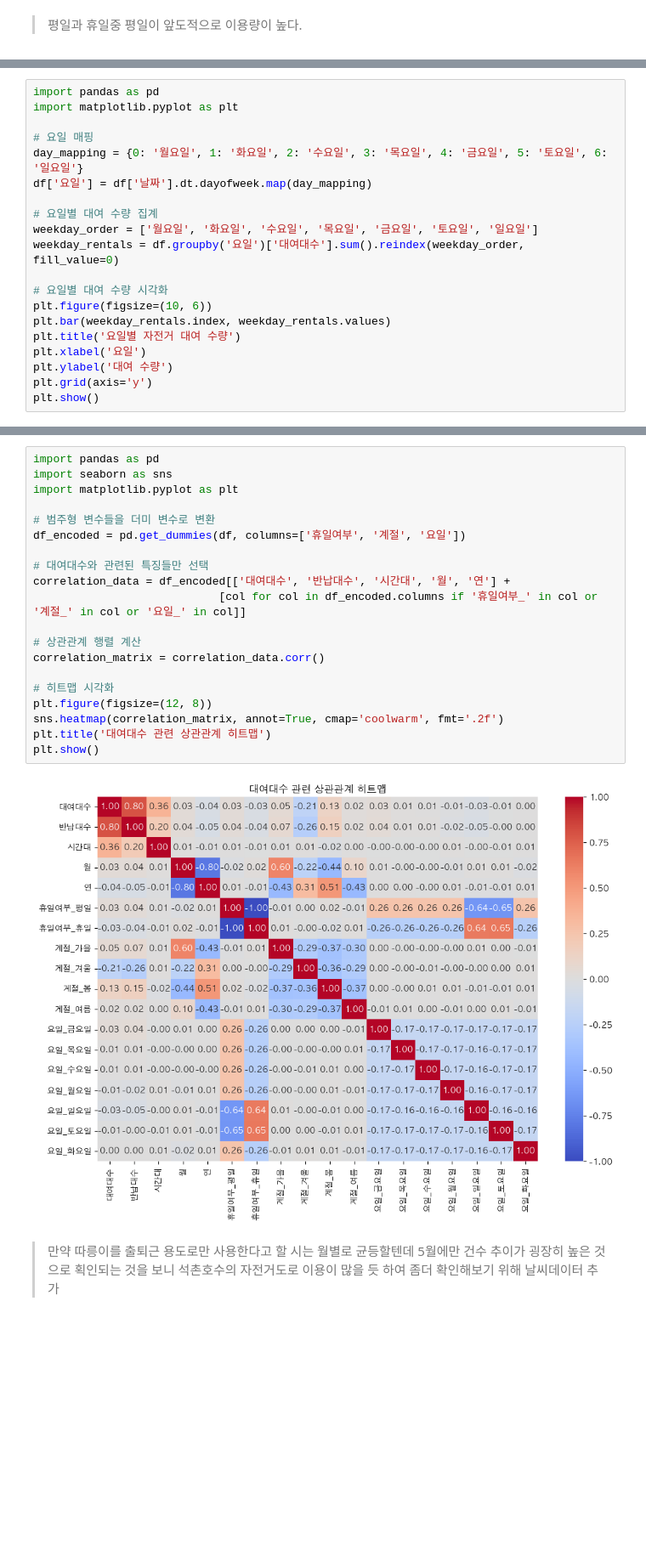
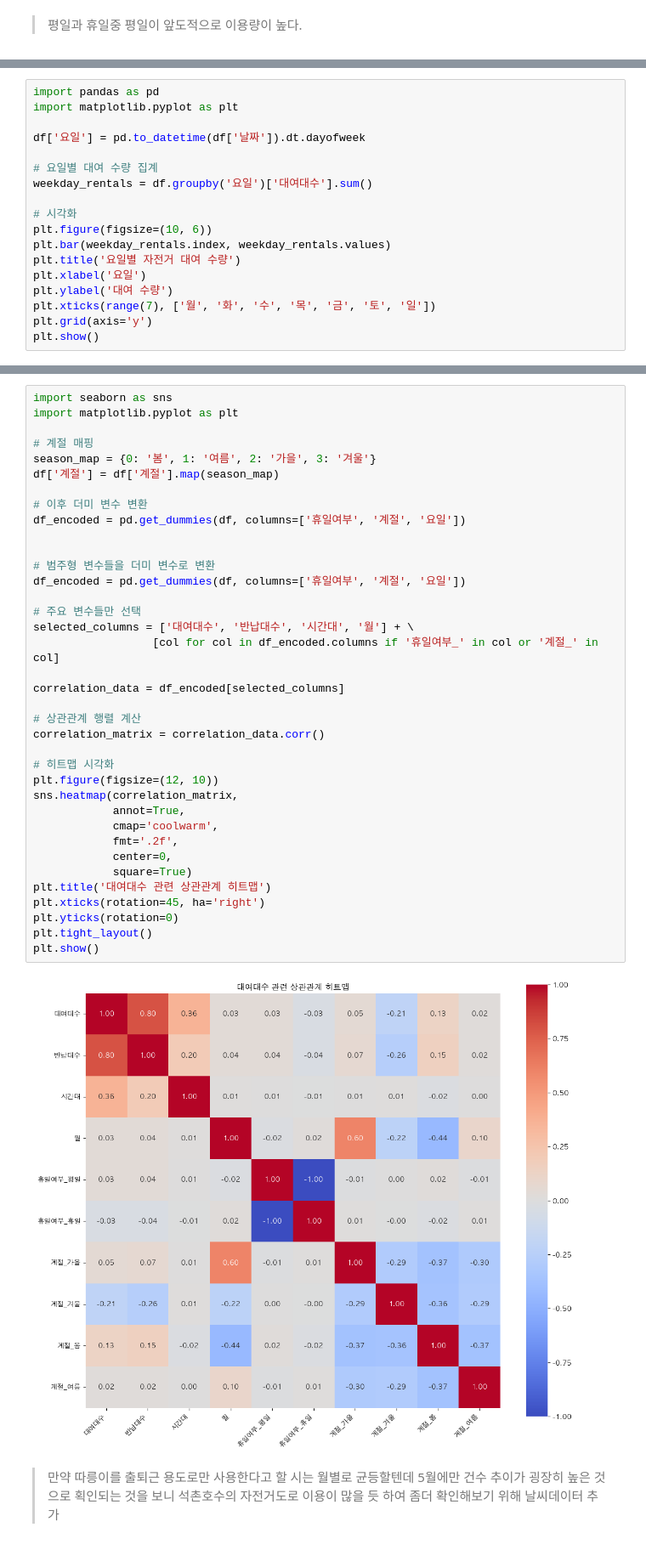
Before and after one commit to donghun-ha/Ddareungi, a Jupyter notebook: python/note/yh/lotte_12_1.ipynb, the cells around one changed output, grey strips where cells are left out. Shown at 85% size. Cells and saved outputs as stored; diff of their text form; blank space fills up the shorter version.

```diff
--- a/python/note/yh/lotte_12_1.ipynb
+++ b/python/note/yh/lotte_12_1.ipynb
@@ -424,20 +447,18 @@ plt.show()
 import pandas as pd
 import matplotlib.pyplot as plt
 
-# 요일 매핑
-day_mapping = {0: '월요일', 1: '화요일', 2: '수요일', 3: '목요일', 4: '금요일', 5: '토요일', 6: '일요일'}
-df['요일'] = df['날짜'].dt.dayofweek.map(day_mapping)
+df['요일'] = pd.to_datetime(df['날짜']).dt.dayofweek
 
 # 요일별 대여 수량 집계
-weekday_order = ['월요일', '화요일', '수요일', '목요일', '금요일', '토요일', '일요일']
-weekday_rentals = df.groupby('요일')['대여대수'].sum().reindex(weekday_order, fill_value=0)
+weekday_rentals = df.groupby('요일')['대여대수'].sum()
 
-# 요일별 대여 수량 시각화
+# 시각화
 plt.figure(figsize=(10, 6))
 plt.bar(weekday_rentals.index, weekday_rentals.values)
 plt.title('요일별 자전거 대여 수량')
 plt.xlabel('요일')
 plt.ylabel('대여 수량')
+plt.xticks(range(7), ['월', '화', '수', '목', '금', '토', '일'])
 plt.grid(axis='y')
 plt.show()
 # %% [output]
@@ -457,25 +479,42 @@ plt.show()
 # %%
-import pandas as pd
 import seaborn as sns
 import matplotlib.pyplot as plt
+
+# 계절 매핑
+season_map = {0: '봄', 1: '여름', 2: '가을', 3: '겨울'}
+df['계절'] = df['계절'].map(season_map)
+
+# 이후 더미 변수 변환
+df_encoded = pd.get_dummies(df, columns=['휴일여부', '계절', '요일'])
+
 
 # 범주형 변수들을 더미 변수로 변환
 df_encoded = pd.get_dummies(df, columns=['휴일여부', '계절', '요일'])
 
-# 대여대수와 관련된 특징들만 선택
-correlation_data = df_encoded[['대여대수', '반납대수', '시간대', '월', '연'] +
-                            [col for col in df_encoded.columns if '휴일여부_' in col or '계절_' in col or '요일_' in col]]
+# 주요 변수들만 선택
+selected_columns = ['대여대수', '반납대수', '시간대', '월'] + \
+                  [col for col in df_encoded.columns if '휴일여부_' in col or '계절_' in col]
+
+correlation_data = df_encoded[selected_columns]
 
 # 상관관계 행렬 계산
 correlation_matrix = correlation_data.corr()
 
 # 히트맵 시각화
-plt.figure(figsize=(12, 8))
-sns.heatmap(correlation_matrix, annot=True, cmap='coolwarm', fmt='.2f')
+plt.figure(figsize=(12, 10))
+sns.heatmap(correlation_matrix,
+            annot=True,
+            cmap='coolwarm',
+            fmt='.2f',
+            center=0,
+            square=True)
 plt.title('대여대수 관련 상관관계 히트맵')
+plt.xticks(rotation=45, ha='right')
+plt.yticks(rotation=0)
+plt.tight_layout()
 plt.show()
 # %% [output]
-[figure, old version]
+[figure, new version]
 # %% [markdown]
 > 만약 따릉이를 출퇴근 용도로만 사용한다고 할 시는 월별로 균등할텐데 5월에만 건수 추이가 굉장히 높은 것으로 획인되는 것을 보니 석촌호수의 자전거도로 이용이 많을 듯 하여 좀더 확인해보기 위해 날씨데이터 추가
 # %%
```
Also changed, not shown: parts of 66 cells of this notebook, 28 other files.
